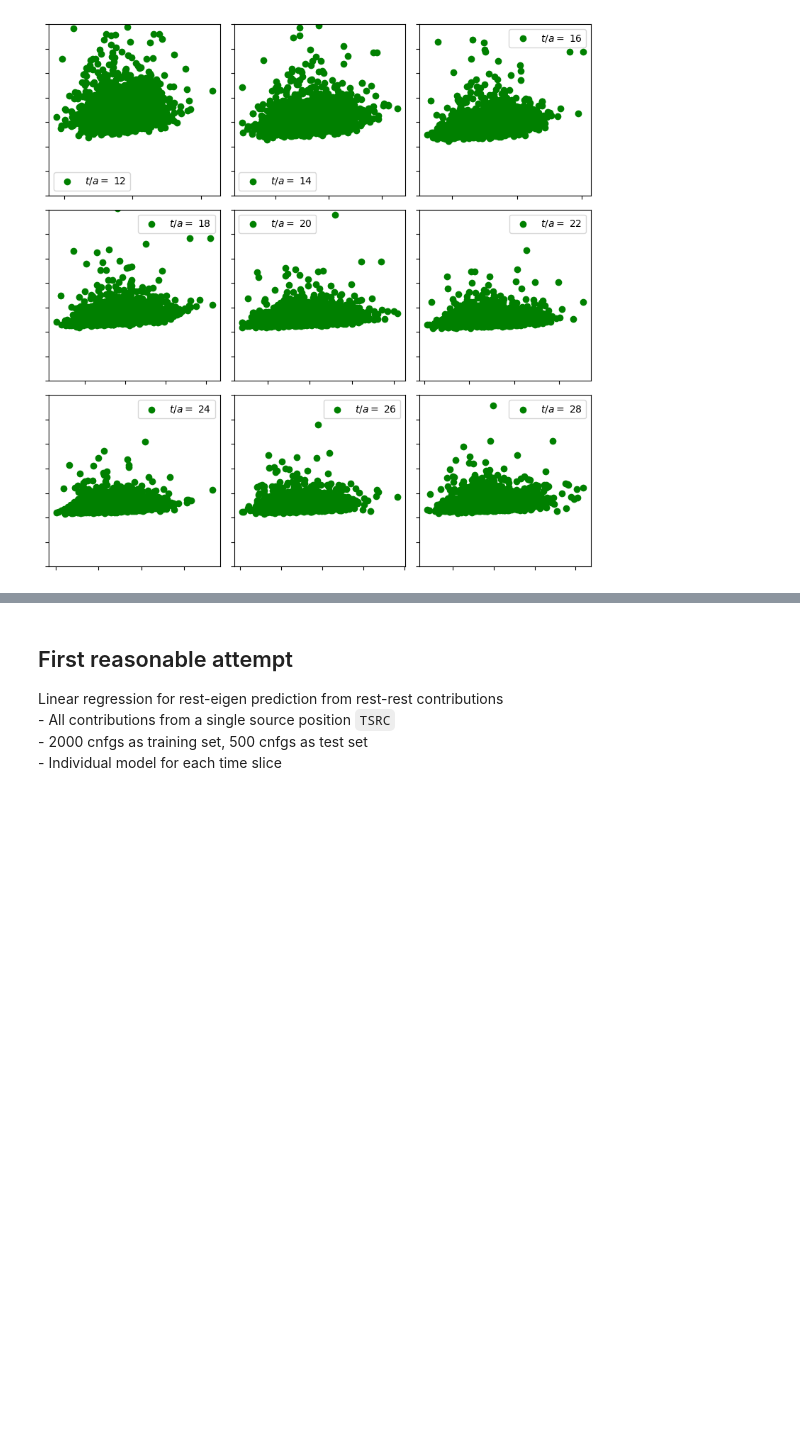
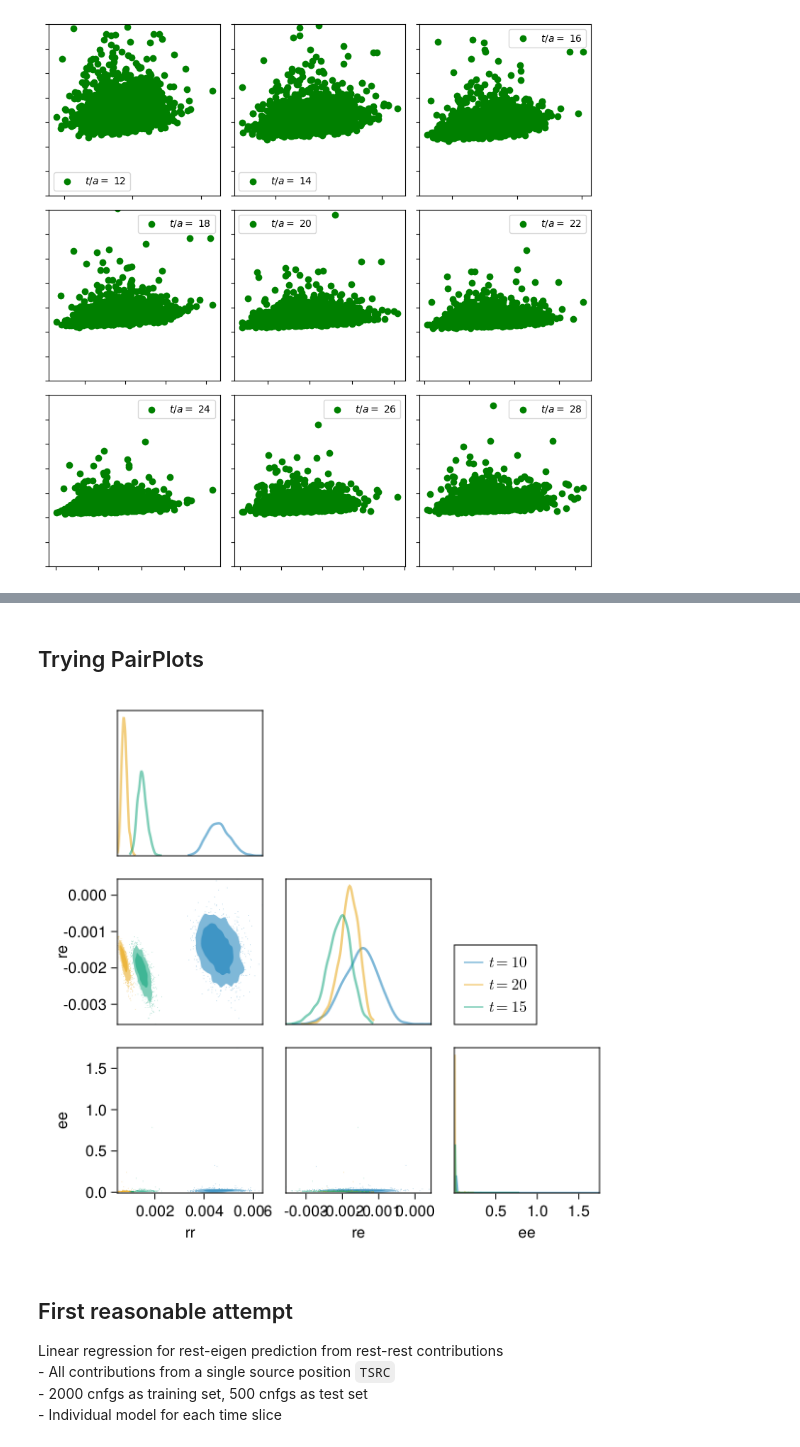
Before and after one commit to Bunniies/LmaPredict.jl, a Jupyter notebook: notebooks/test_LinearModel.jl.ipynb, the cells around one changed output, grey strips where cells are left out. Cells and saved outputs as stored; diff of their text form; code cells hidden in the pictures; blank space fills up the shorter version.

```diff
--- a/notebooks/test_LinearModel.jl.ipynb
+++ b/notebooks/test_LinearModel.jl.ipynb
@@ -132,3 +142,31 @@ PyPlot.close("all")
+# %% [markdown]
+## Trying PairPlots
+# %%
+table1 = (;
+    rr = rr_data[:,10],
+    re = re_data[:,10],
+    ee = ee_data[:,10],
+)
+table2 = (;
+    rr = rr_data[:,20],
+    re = re_data[:,20],
+    ee = ee_data[:,20],
+   )
+table3 = (;
+    rr = rr_data[:,15],
+    re = re_data[:,15],
+    ee = ee_data[:,15],
+)
+c1 = Makie.wong_colors(0.5)[1]
+c2 = Makie.wong_colors(0.5)[2]
+c3 = Makie.wong_colors(0.5)[3]
+pairplot(
+    PairPlots.Series(table1, color=c1, label=L"$t=10$", strokecolor=c1),
+    PairPlots.Series(table2, color=c2, label=L"$t=20$", strokecolor=c2),
+    PairPlots.Series(table3, color=c3, label=L"$t=15$", strokecolor=c3),
+)
+# %% [output]
+[figure, added]
 # %% [markdown]
 ## First reasonable attempt
 Linear regression for rest-eigen prediction from rest-rest contributions
```
Also changed, not shown: parts of 9 cells of this notebook, 11 other files.
